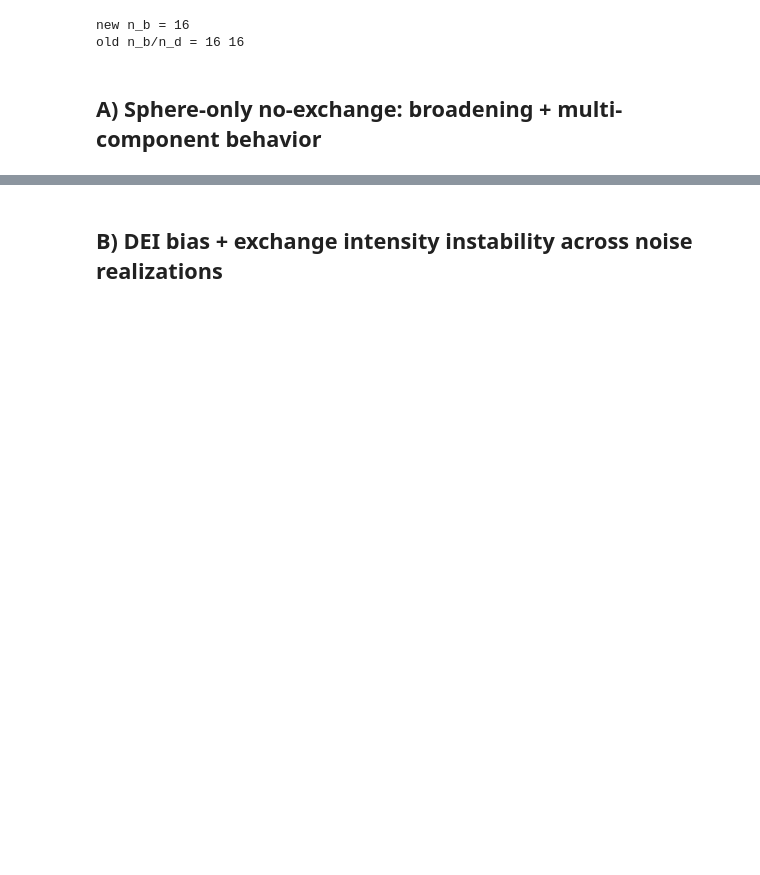
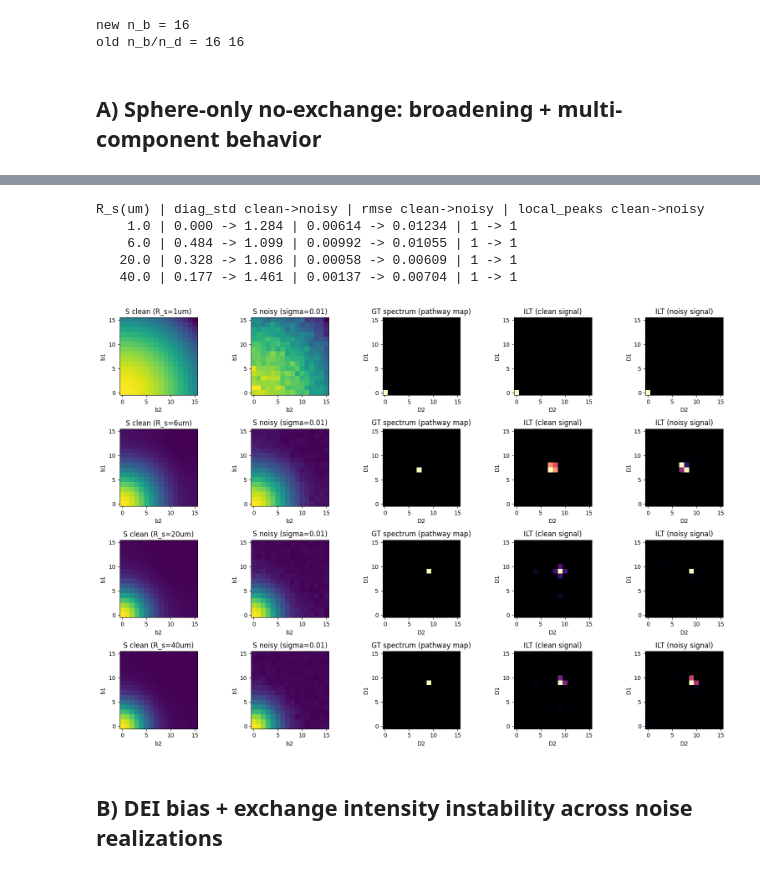
Before and after one commit to lfengzuo06/FYP, a Jupyter notebook: notebooks/ilt_on_nongaussian_3c_16x16.ipynb, the cells around one changed output, grey strips where cells are left out. Saved outputs shown, nothing was run; the diff lists cells and outputs as text; code cells hidden in the pictures; blank space fills up the shorter version.

```diff
--- a/notebooks/ilt_on_nongaussian_3c_16x16.ipynb
+++ b/notebooks/ilt_on_nongaussian_3c_16x16.ipynb
@@ -435,3 +471,65 @@ plt.show()
+# %%
+# EXP1 noise quick look (+ pathway-based GT spectrum)
+noise_sigma = 0.01   # try: 0.0025 / 0.005 / 0.01 / 0.02
+seed_base = 20260521
+Rs_focus_um = [1, 6, 20, 40]
+
+focus_rows = []
+focus_cases = []
+for k, rs_um in enumerate(Rs_focus_um):
+    Rs = rs_um * 1e-6
+    c_clean = run_case(phi_sphere_only, q_zero, tm, D_E, D_I, l_T, Rs, noise_sigma=0.0, seed=seed_base+k)
+    c_noisy = run_case(phi_sphere_only, q_zero, tm, D_E, D_I, l_T, Rs, noise_sigma=noise_sigma, seed=seed_base+k)
+    f_gt, d_eff, idx_map = build_gt_pathway_spectrum(c_clean['details'], D_E, D_I, l_T, Rs, fm_old.D1)
+
+    focus_cases.append((rs_um, c_clean, c_noisy, f_gt, d_eff, idx_map))
+    focus_rows.append([
+        rs_um,
+        c_clean['diag_std'], c_noisy['diag_std'],
+        c_clean['rmse'], c_noisy['rmse'],
+        c_clean['diag_local_peaks_above_20pct'], c_noisy['diag_local_peaks_above_20pct'],
+    ])
+
+print('R_s(um) | diag_std clean->noisy | rmse clean->noisy | local_peaks clean->noisy')
+for r in focus_rows:
+    print(f"{r[0]:7.1f} | {r[1]:.3f} -> {r[2]:.3f} | {r[3]:.5f} -> {r[4]:.5f} | {int(r[5])} -> {int(r[6])}")
+
+fig, axes = plt.subplots(len(focus_cases), 5, figsize=(16.0, 2.7*len(focus_cases)))
+if len(focus_cases) == 1:
+    axes = np.array([axes])
+
+for i, (rs_um, c_clean, c_noisy, f_gt, d_eff, idx_map) in enumerate(focus_cases):
+    axes[i,0].imshow(c_clean['signal_clean'], origin='lower', cmap='viridis', interpolation='nearest')
+    axes[i,0].set_title(f'S clean (R_s={rs_um:.0f}um)')
+
+    axes[i,1].imshow(c_noisy['signal_in'], origin='lower', cmap='viridis', interpolation='nearest')
+    axes[i,1].set_title(f'S noisy (sigma={noise_sigma:g})')
+
+    axes[i,2].imshow(f_gt, origin='lower', cmap='magma', interpolation='nearest')
+    axes[i,2].set_title('GT spectrum (pathway map)')
+
+    axes[i,3].imshow(c_clean['f_est'], origin='lower', cmap='magma', interpolation='nearest')
+    axes[i,3].set_title('ILT (clean signal)')
+
+    axes[i,4].imshow(c_noisy['f_est'], origin='lower', cmap='magma', interpolation='nearest')
+    axes[i,4].set_title('ILT (noisy signal)')
+
+for i in range(len(focus_cases)):
+    axes[i,0].set_xlabel('b2'); axes[i,0].set_ylabel('b1')
+    axes[i,1].set_xlabel('b2'); axes[i,1].set_ylabel('b1')
+    axes[i,2].set_xlabel('D2'); axes[i,2].set_ylabel('D1')
+    axes[i,3].set_xlabel('D2'); axes[i,3].set_ylabel('D1')
+    axes[i,4].set_xlabel('D2'); axes[i,4].set_ylabel('D1')
+
+plt.tight_layout()
+plt.show()
+# %% [output]
+R_s(um) | diag_std clean->noisy | rmse clean->noisy | local_peaks clean->noisy
+    1.0 | 0.000 -> 1.284 | 0.00614 -> 0.01234 | 1 -> 1
+    6.0 | 0.484 -> 1.099 | 0.00992 -> 0.01055 | 1 -> 1
+   20.0 | 0.328 -> 1.086 | 0.00058 -> 0.00609 | 1 -> 1
+   40.0 | 0.177 -> 1.461 | 0.00137 -> 0.00704 | 1 -> 1
+[figure, added]
 # %% [markdown]
 ## B) DEI bias + exchange intensity instability across noise realizations
 # %%
```
Also changed, not shown: parts of 4 cells of this notebook, 9 other files.
